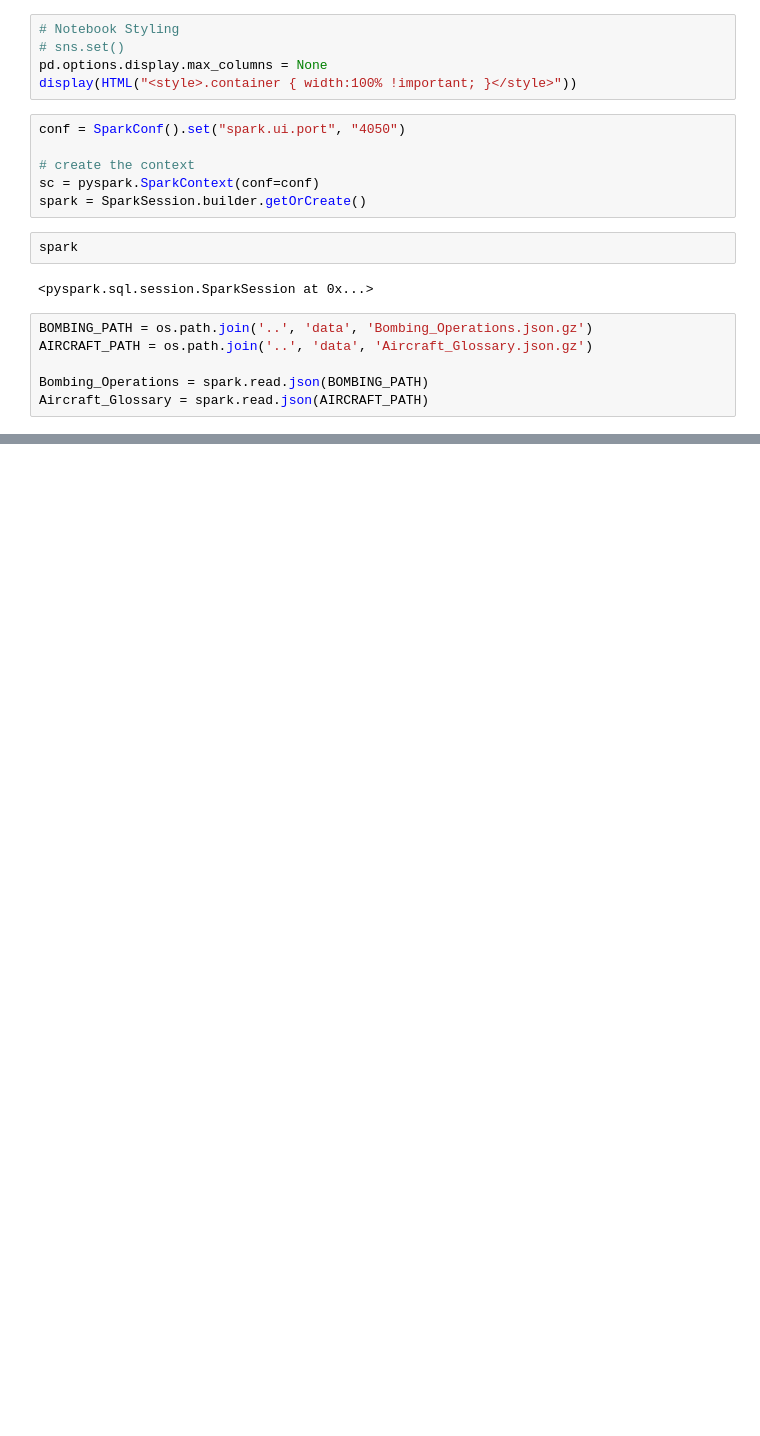
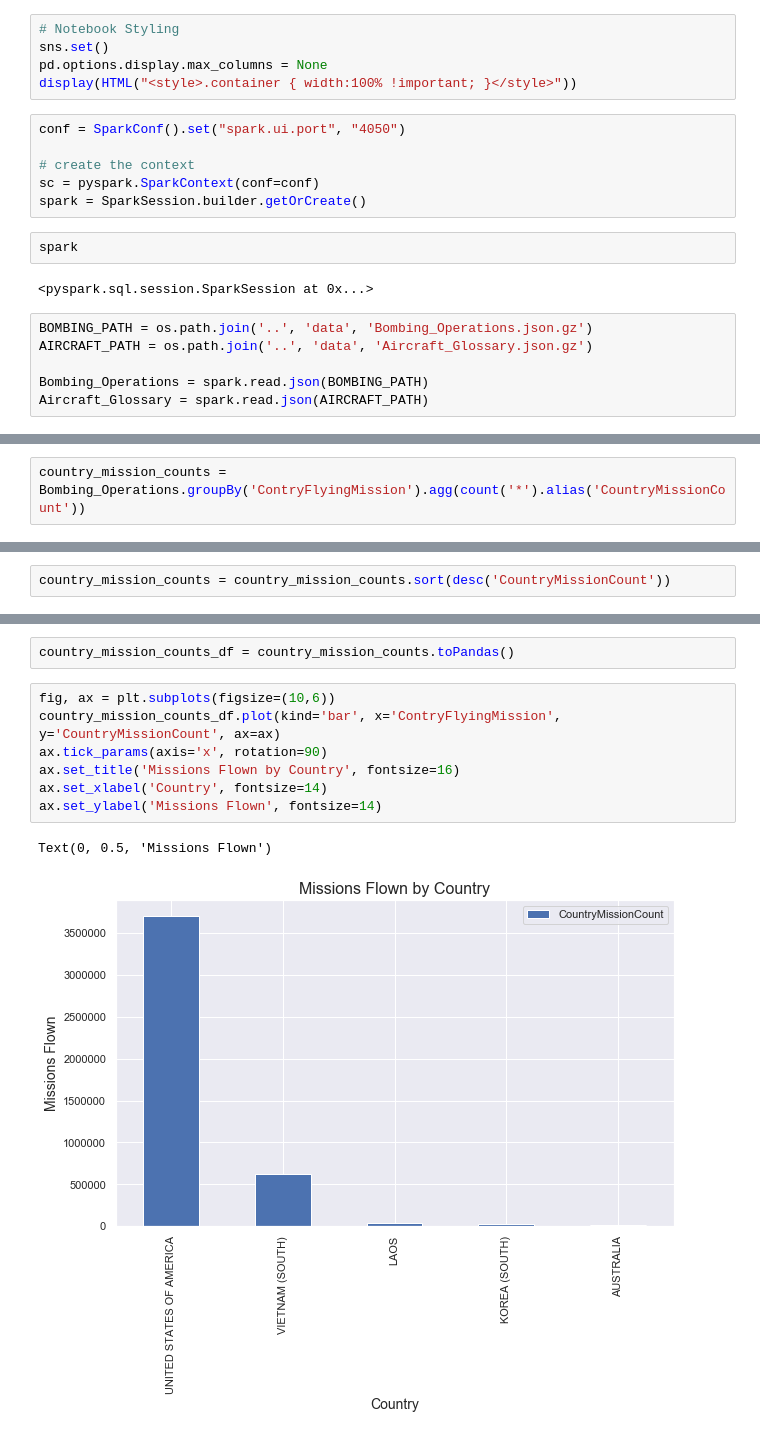
Before and after one commit to MattTriano/CS246_Mining_Massive_Data_Sets, a Jupyter notebook: labs/colab1.ipynb, the cells around one changed output, grey strips where cells are left out. Cells and saved outputs as stored; diff of their text form; blank space fills up the shorter version.

```diff
--- a/labs/colab1.ipynb
+++ b/labs/colab1.ipynb
@@ -13,7 +15,7 @@ from pyspark.sql.functions import *
 from pyspark import SparkContext, SparkConf
 # %%
 # Notebook Styling
-# sns.set()
+sns.set()
 pd.options.display.max_columns = None
 display(HTML("<style>.container { width:100% !important; }</style>"))
 # %%
@@ -34,0 +112,2 @@ Aircraft_Glossary = spark.read.json(AIRCRAFT_PATH)
+# %%
+country_mission_counts = Bombing_Operations.groupBy('ContryFlyingMission').agg(count('*').alias('CountryMissionCount'))
@@ -34,0 +126,2 @@ Aircraft_Glossary = spark.read.json(AIRCRAFT_PATH)
+# %%
+country_mission_counts = country_mission_counts.sort(desc('CountryMissionCount'))
@@ -34,0 +140,12 @@ Aircraft_Glossary = spark.read.json(AIRCRAFT_PATH)
+# %%
+country_mission_counts_df = country_mission_counts.toPandas()
+# %%
+fig, ax = plt.subplots(figsize=(10,6))
+country_mission_counts_df.plot(kind='bar', x='ContryFlyingMission', y='CountryMissionCount', ax=ax)
+ax.tick_params(axis='x', rotation=90)
+ax.set_title('Missions Flown by Country', fontsize=16)
+ax.set_xlabel('Country', fontsize=14)
+ax.set_ylabel('Missions Flown', fontsize=14)
+# %% [output]
+Text(0, 0.5, 'Missions Flown')
+[figure, added]
```
Also changed, not shown: parts of 13 cells of this notebook.
